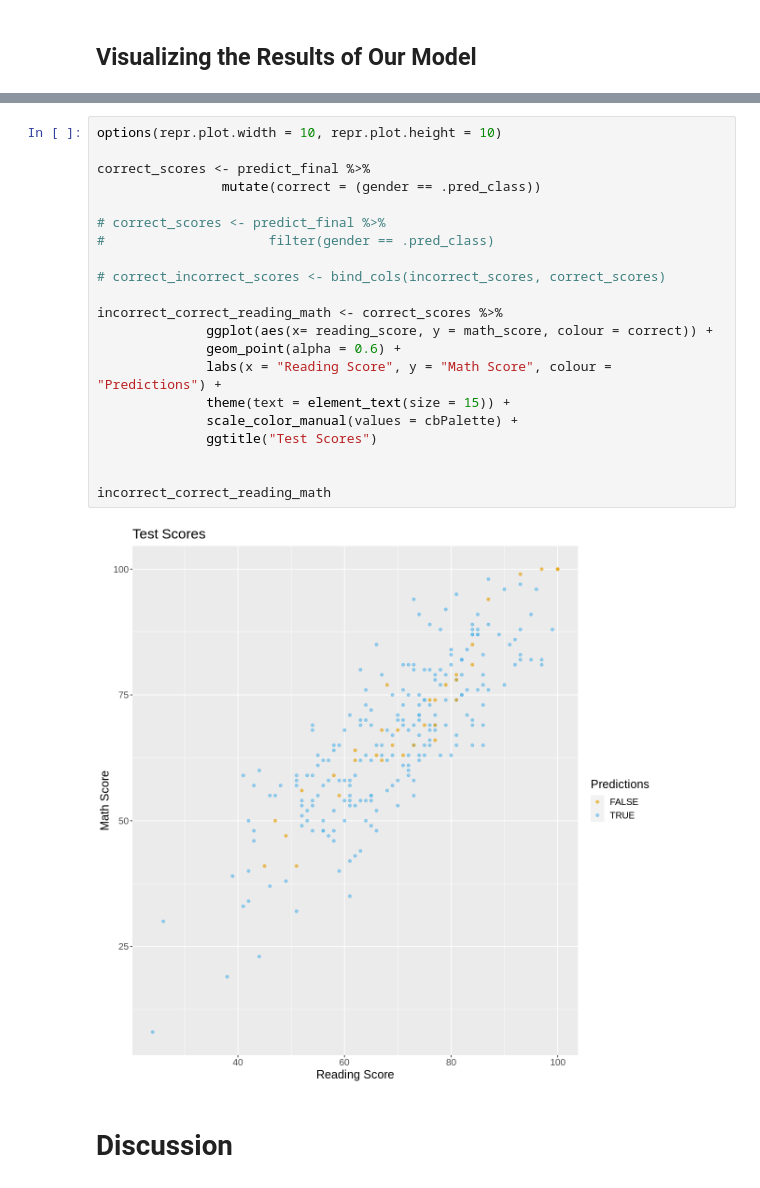
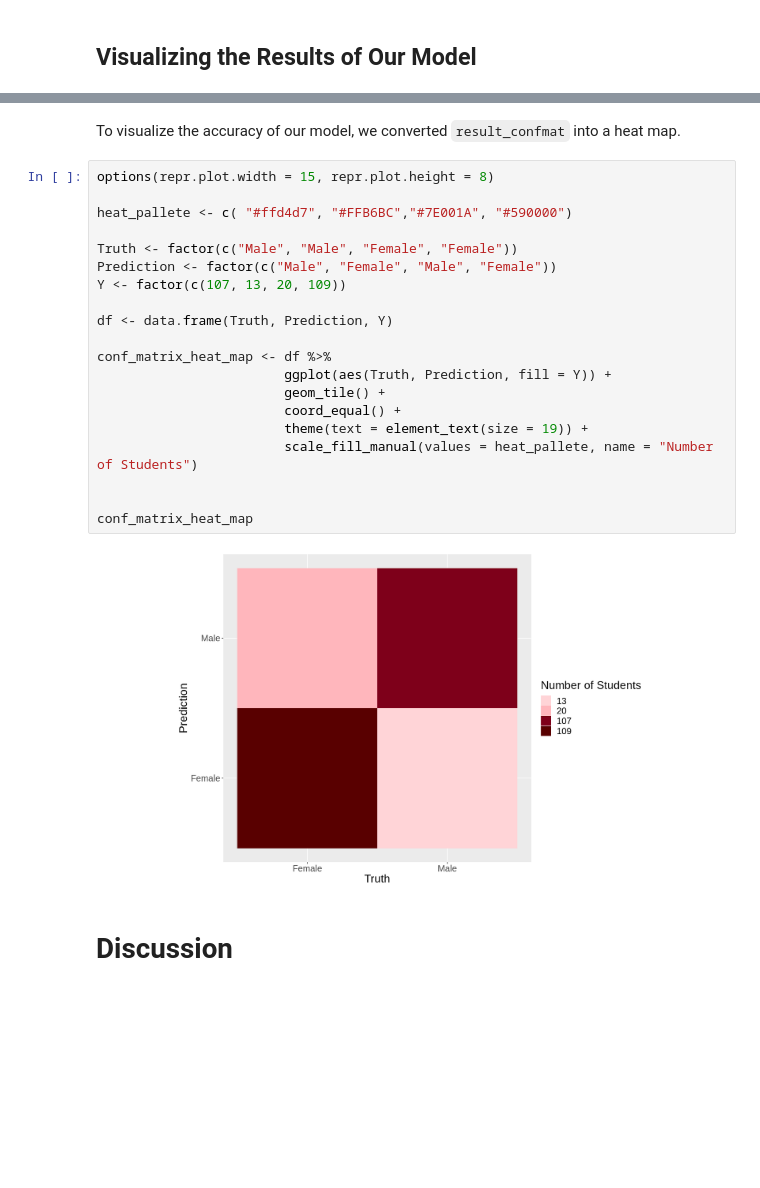
Before and after one commit to YCL69/DSCI-Group-Project, a Jupyter notebook: Project.ipynb, the cells around one changed output, grey strips where cells are left out. Saved outputs shown, nothing was run; the diff lists cells and outputs as text; blank space fills up the shorter version.

```diff
--- a/Project.ipynb
+++ b/Project.ipynb
@@ -485,25 +379,26 @@ grid.arrange(overlayed_reading_math, overlayed_writing_reading, overlayed_readin
-# %%
-options(repr.plot.width = 10, repr.plot.height = 10)
-
-correct_scores <- predict_final %>%
-                mutate(correct = (gender == .pred_class))
-
-# correct_scores <- predict_final %>%
-#                     filter(gender == .pred_class)
-
-# correct_incorrect_scores <- bind_cols(incorrect_scores, correct_scores)
-
-incorrect_correct_reading_math <- correct_scores %>%
-              ggplot(aes(x= reading_score, y = math_score, colour = correct)) +
-              geom_point(alpha = 0.6) +
-              labs(x = "Reading Score", y = "Math Score", colour = "Predictions") +
-              theme(text = element_text(size = 15)) +
-              scale_color_manual(values = cbPalette) +
-              ggtitle("Test Scores")
-
-
-incorrect_correct_reading_math
-# %% [output]
-[figure, removed]
+# %% [markdown]
+To visualize the accuracy of our model, we converted `result_confmat` into a heat map.
+# %%
+options(repr.plot.width = 15, repr.plot.height = 8)
+
+heat_pallete <- c( "#ffd4d7", "#FFB6BC","#7E001A", "#590000")
+
+Truth <- factor(c("Male", "Male", "Female", "Female"))
+Prediction <- factor(c("Male", "Female", "Male", "Female"))
+Y <- factor(c(107, 13, 20, 109))
+
+df <- data.frame(Truth, Prediction, Y)
+
+conf_matrix_heat_map <- df %>%
+                        ggplot(aes(Truth, Prediction, fill = Y)) +
+                        geom_tile() +
+                        coord_equal() +
+                        theme(text = element_text(size = 19)) +
+                        scale_fill_manual(values = heat_pallete, name = "Number of Students")
+
+
+conf_matrix_heat_map
+# %% [output]
+[figure, added]
 # %% [markdown]
 # Discussion
```
Also changed, not shown: parts of 8 cells of this notebook.
